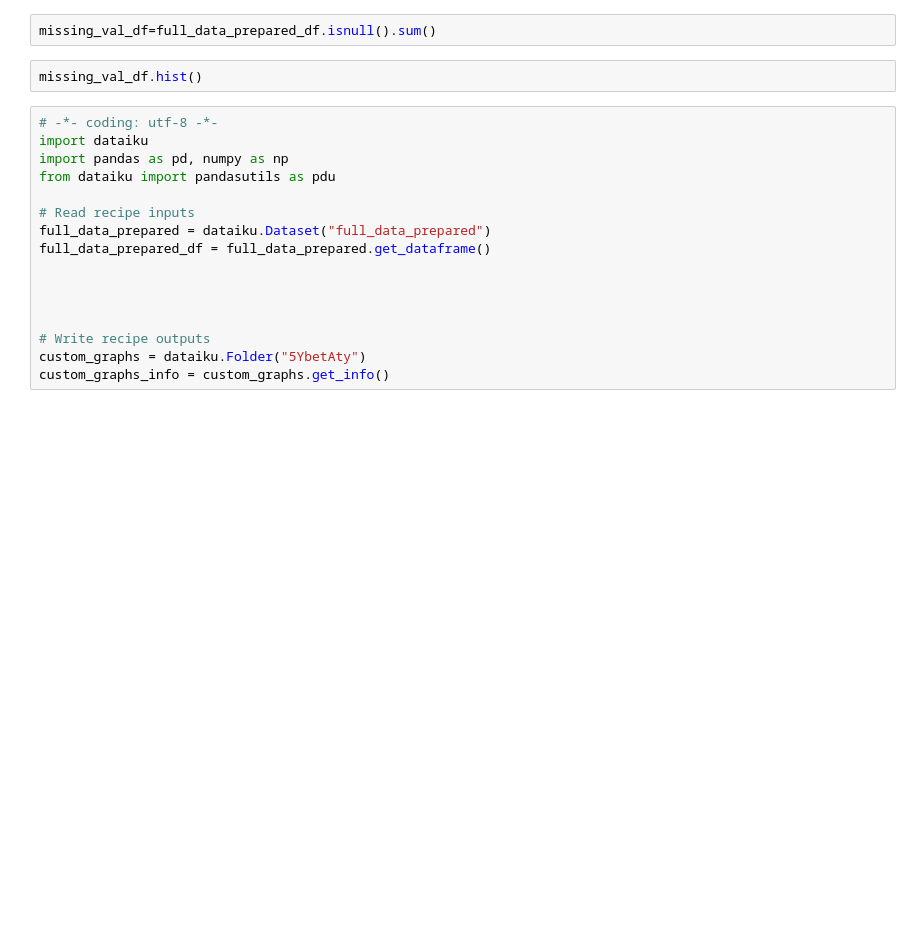
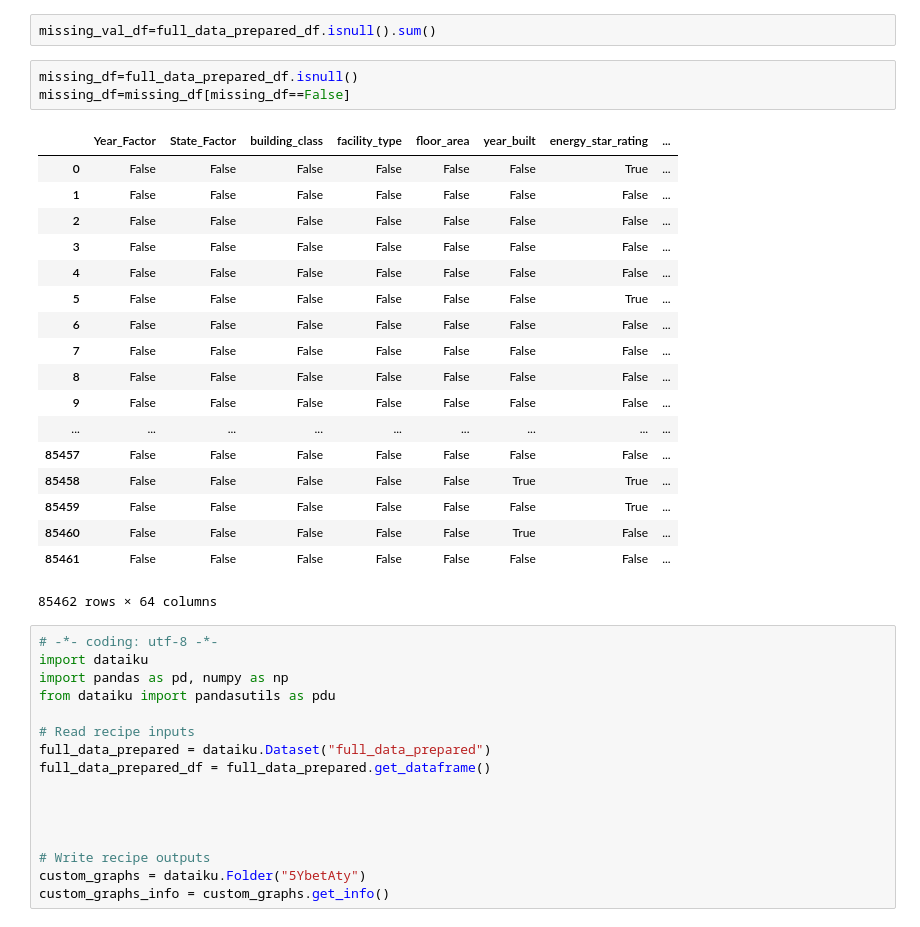
Before and after one commit to carolineboudier/energy_consump_prediction, a Jupyter notebook: ipython_notebooks/notebook editor for compute_5YbetAty.ipynb, the cells around one changed output. Saved outputs shown, nothing was run; the diff lists cells and outputs as text; blank space fills up the shorter version.

```diff
--- a/ipython_notebooks/notebook editor for compute_5YbetAty.ipynb
+++ b/ipython_notebooks/notebook editor for compute_5YbetAty.ipynb
@@ -10,8 +10,28 @@ full_data_prepared = dataiku.Dataset("full_data_prepared")
 full_data_prepared_df = full_data_prepared.get_dataframe()
 # %%
 missing_val_df=full_data_prepared_df.isnull().sum()
-# %%
-missing_val_df.hist()
+# %%
+missing_df=full_data_prepared_df.isnull()
+missing_df=missing_df[missing_df==False]
+# %% [output]
+|  | Year_Factor | State_Factor | building_class | facility_type | floor_area | year_built | energy_star_rating | ... |
+| 0 | False | False | False | False | False | False | True | ... |
+| 1 | False | False | False | False | False | False | False | ... |
+| 2 | False | False | False | False | False | False | False | ... |
+| 3 | False | False | False | False | False | False | False | ... |
+| 4 | False | False | False | False | False | False | False | ... |
+| 5 | False | False | False | False | False | False | True | ... |
+| 6 | False | False | False | False | False | False | False | ... |
+| 7 | False | False | False | False | False | False | False | ... |
+| 8 | False | False | False | False | False | False | False | ... |
+| 9 | False | False | False | False | False | False | False | ... |
+| ... | ... | ... | ... | ... | ... | ... | ... | ... |
+| 85457 | False | False | False | False | False | False | False | ... |
+| 85458 | False | False | False | False | False | True | True | ... |
+| 85459 | False | False | False | False | False | False | True | ... |
+| 85460 | False | False | False | False | False | True | False | ... |
+| 85461 | False | False | False | False | False | False | False | ... |
+85462 rows × 64 columns
 # %%
 # -*- coding: utf-8 -*-
 import dataiku
```
